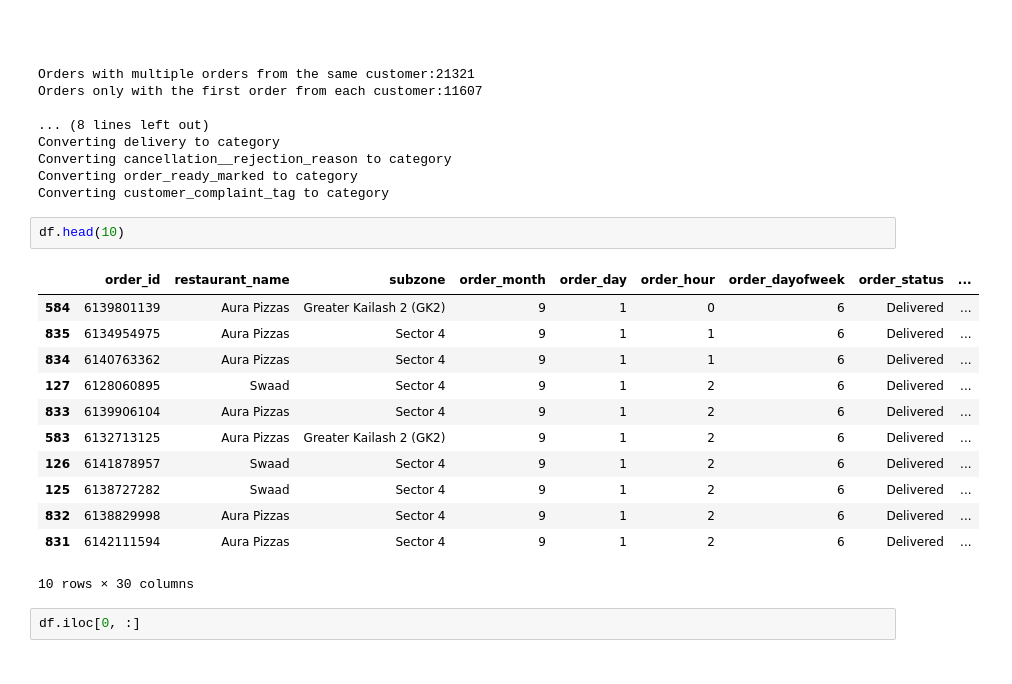
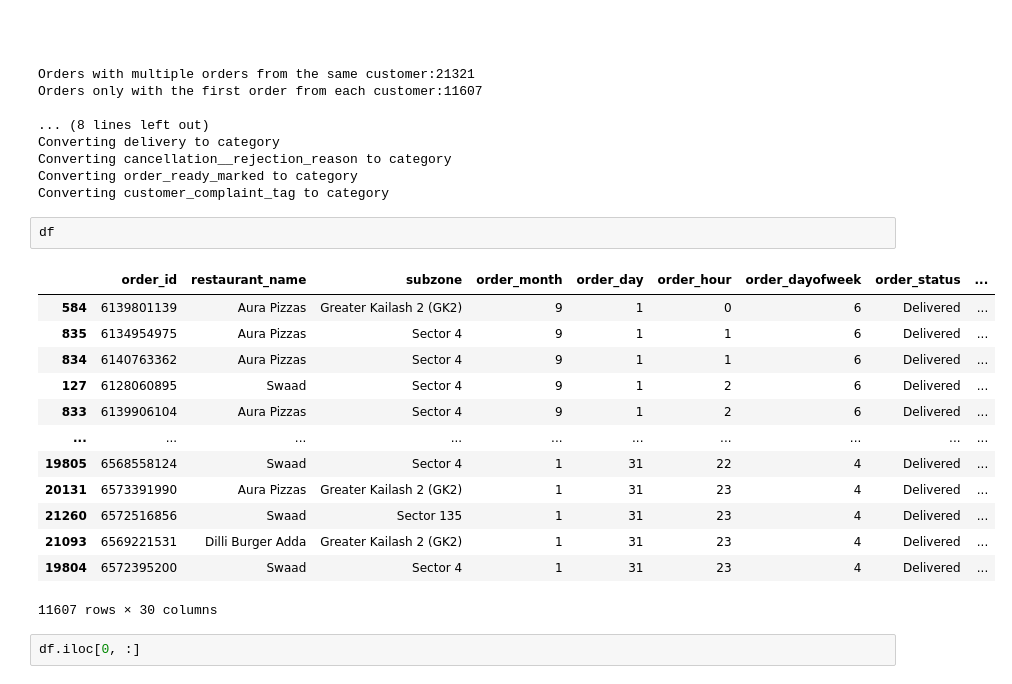
Before and after one commit to infante-manu/unav-data-cleaning-and-preparation, a Jupyter notebook: churn-prediction__alfaro-infante.ipynb, the cells around one changed output. Cells and saved outputs as stored; diff of their text form.

```diff
--- a/churn-prediction__alfaro-infante.ipynb
+++ b/churn-prediction__alfaro-infante.ipynb
@@ -245,20 +252,21 @@ Converting cancellation__rejection_reason to category
 Converting order_ready_marked to category
 Converting customer_complaint_tag to category
 # %%
-df.head(10)
+df
 # %% [output]
 |  | order_id | restaurant_name | subzone | order_month | order_day | order_hour | order_dayofweek | order_status | ... |
 | 584 | 6139801139 | Aura Pizzas | Greater Kailash 2 (GK2) | 9 | 1 | 0 | 6 | Delivered | ... |
 | 835 | 6134954975 | Aura Pizzas | Sector 4 | 9 | 1 | 1 | 6 | Delivered | ... |
 | 834 | 6140763362 | Aura Pizzas | Sector 4 | 9 | 1 | 1 | 6 | Delivered | ... |
 | 127 | 6128060895 | Swaad | Sector 4 | 9 | 1 | 2 | 6 | Delivered | ... |
 | 833 | 6139906104 | Aura Pizzas | Sector 4 | 9 | 1 | 2 | 6 | Delivered | ... |
-| 583 | 6132713125 | Aura Pizzas | Greater Kailash 2 (GK2) | 9 | 1 | 2 | 6 | Delivered | ... |
-| 126 | 6141878957 | Swaad | Sector 4 | 9 | 1 | 2 | 6 | Delivered | ... |
-| 125 | 6138727282 | Swaad | Sector 4 | 9 | 1 | 2 | 6 | Delivered | ... |
-| 832 | 6138829998 | Aura Pizzas | Sector 4 | 9 | 1 | 2 | 6 | Delivered | ... |
-| 831 | 6142111594 | Aura Pizzas | Sector 4 | 9 | 1 | 2 | 6 | Delivered | ... |
+| ... | ... | ... | ... | ... | ... | ... | ... | ... | ... |
+| 19805 | 6568558124 | Swaad | Sector 4 | 1 | 31 | 22 | 4 | Delivered | ... |
+| 20131 | 6573391990 | Aura Pizzas | Greater Kailash 2 (GK2) | 1 | 31 | 23 | 4 | Delivered | ... |
+| 21260 | 6572516856 | Swaad | Sector 135 | 1 | 31 | 23 | 4 | Delivered | ... |
+| 21093 | 6569221531 | Dilli Burger Adda | Greater Kailash 2 (GK2) | 1 | 31 | 23 | 4 | Delivered | ... |
+| 19804 | 6572395200 | Swaad | Sector 4 | 1 | 31 | 23 | 4 | Delivered | ... |
-10 rows × 30 columns
+11607 rows × 30 columns
 # %%
 df.iloc[0, :]
 # %% [output]
```
Also changed, not shown: parts of 29 cells of this notebook, 1 other file.
